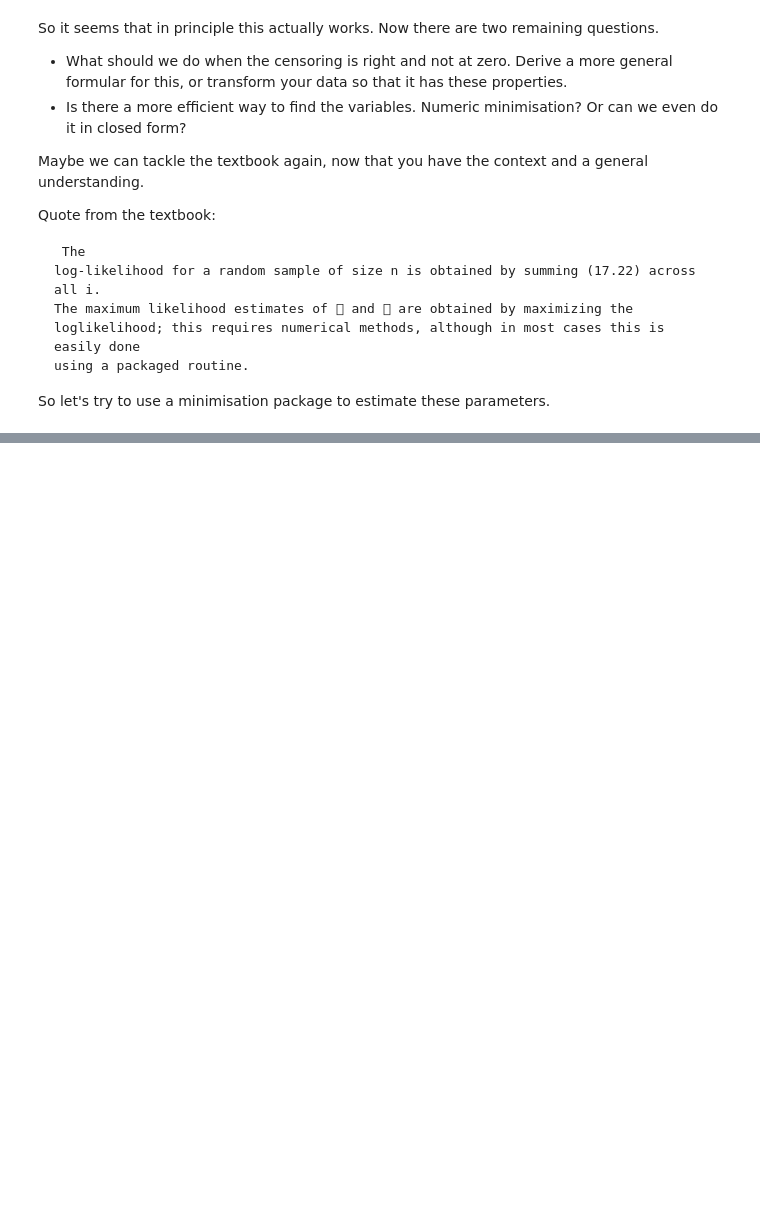
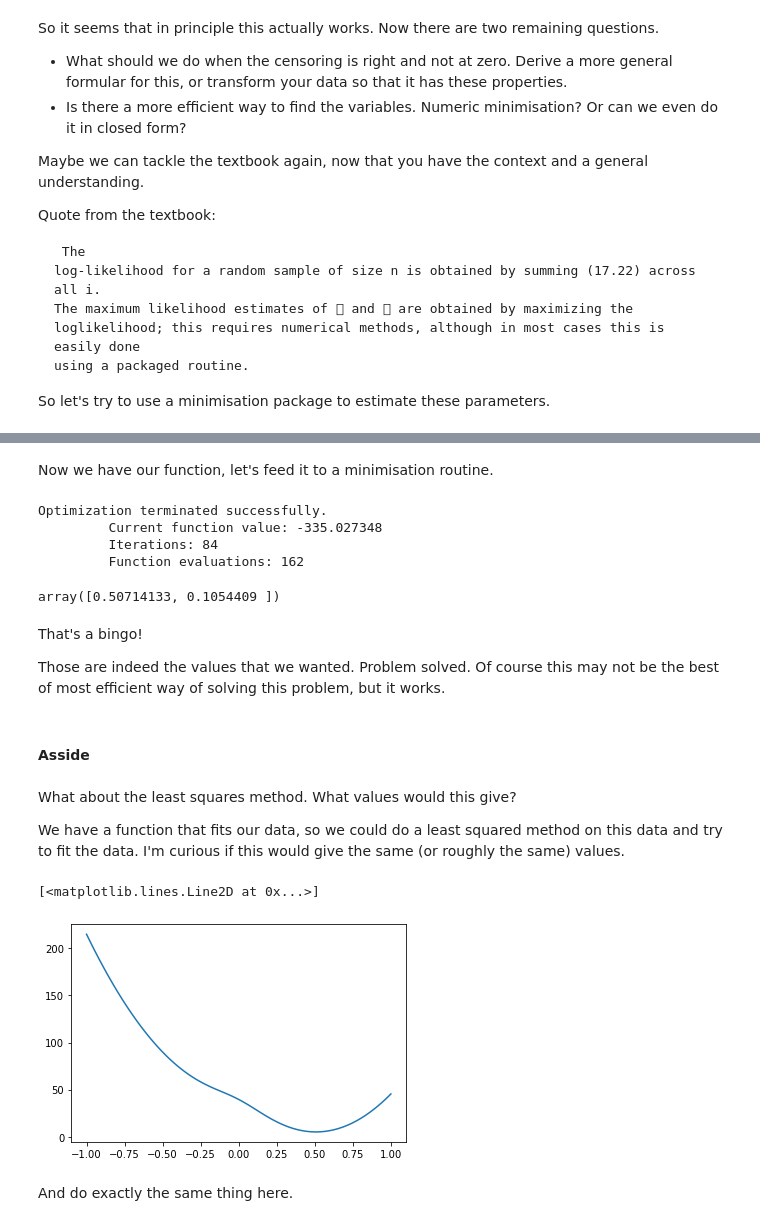
Before and after one commit to simontudge/ds-method-notebooks, a Jupyter notebook: notebooks/tobit.ipynb, the cells around one changed output, grey strips where cells are left out. Saved outputs shown, nothing was run; the diff lists cells and outputs as text; code cells hidden in the pictures; blank space fills up the shorter version.

```diff
--- a/notebooks/tobit.ipynb
+++ b/notebooks/tobit.ipynb
@@ -350,0 +386,2 @@ So let's try to use a minimisation package to estimate these parameters.
+# %% [markdown]
+Now we have our function, let's feed it to a minimisation routine.
@@ -350,0 +390,41 @@ So let's try to use a minimisation package to estimate these parameters.
+# %%
+res = minimize(ll, (0, 0.5), method='nelder-mead',
+               options={'xatol': 1e-8, 'disp': True})
+# %% [output]
+Optimization terminated successfully.
+         Current function value: -335.027348
+         Iterations: 84
+         Function evaluations: 162
+# %%
+res.x
+# %% [output]
+array([0.50714133, 0.1054409 ])
+# %% [markdown]
+That's a bingo!
+
+Those are indeed the values that we wanted. Problem solved. Of course this may not be the best of most efficient way of solving this problem, but it works.
+# %% [markdown]
+#### Asside
+# %% [markdown]
+What about the least squares method. What values would this give?
+
+We have a function that fits our data, so we could do a least squared method on this data and try to fit the data. I'm curious if this would give the same (or roughly the same) values.
+# %%
+def mse_fadctory(x, y):
+
+    def mse(V):
+        beta, sigma = V
+        predictions = eyx(x, beta, sigma)
+        errors = predictions - y
+        return (errors ** 2).sum()
+
+    return mse
+# %%
+mse = mse_fadctory(df.x, df.y)
+# %%
+plt.plot(betas, [mse([b, 0.1]) for b in betas])
+# %% [output]
+[<matplotlib.lines.Line2D at 0x...>]
+[figure, added]
+# %% [markdown]
+And do exactly the same thing here.
```
Also changed, not shown: parts of 23 cells of this notebook.
